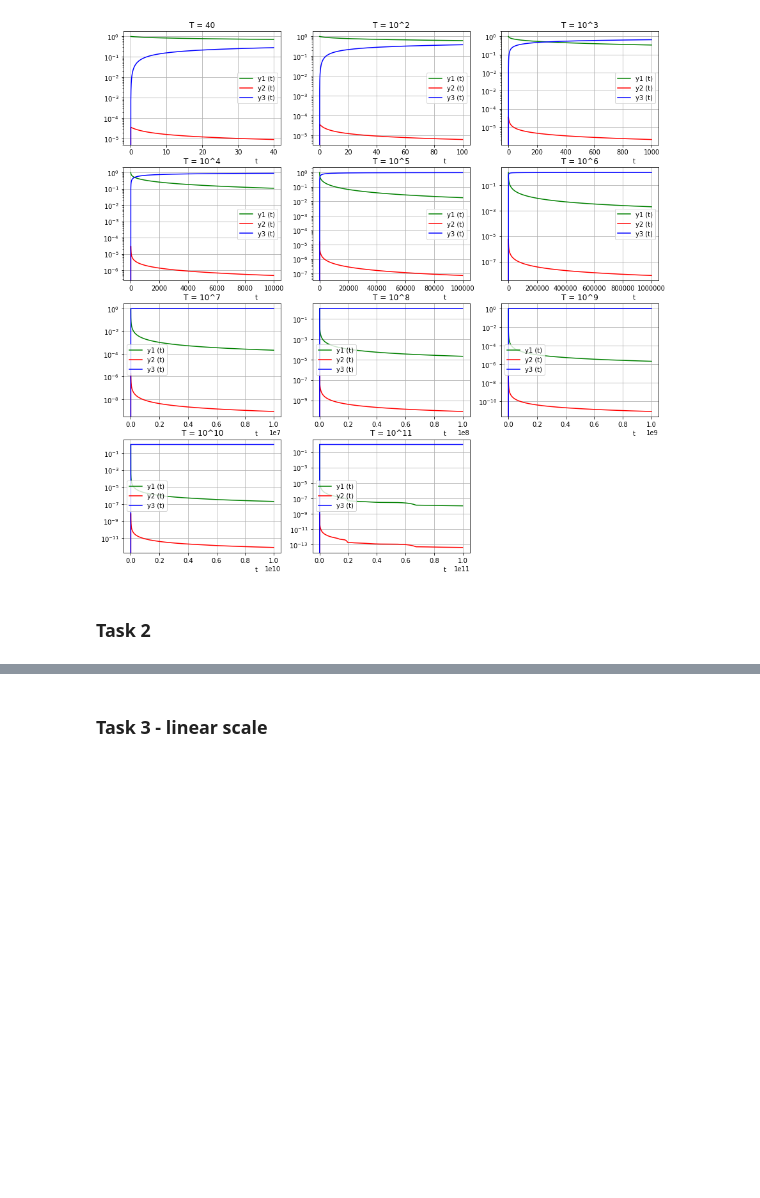
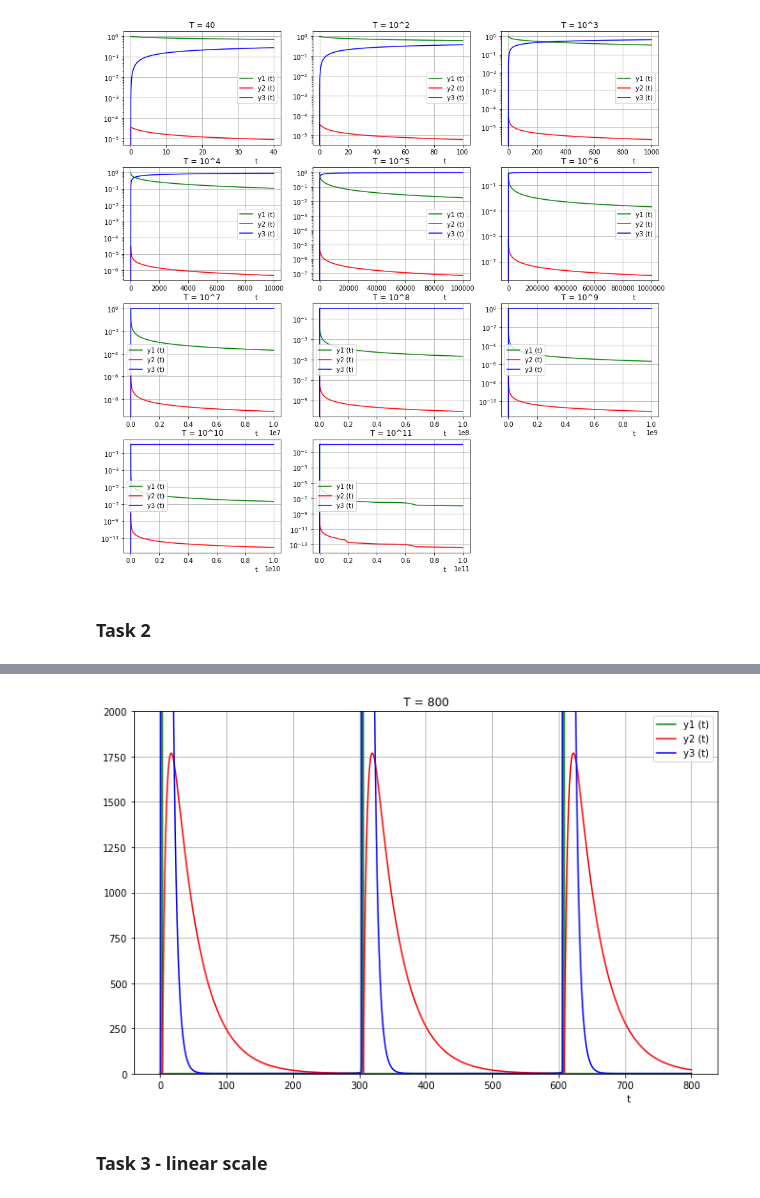
Before and after one commit to detininroman/Comp_math, a Jupyter notebook: Coursework.ipynb, the cells around one changed output, grey strips where cells are left out. Cells and saved outputs as stored; diff of their text form; code cells hidden in the pictures; blank space fills up the shorter version.

```diff
--- a/Coursework.ipynb
+++ b/Coursework.ipynb
@@ -161,3 +167,8 @@ make_plot(x=ts_2[0], y=ys_2[0], task=2, ylim = [0.5, 4])
+# %%
+plt.figure(figsize=(11, 7))
+make_plot(x=ts_2[0], y=ys_2[0], task=2, ylim = [0, 2000])
+# %% [output]
+[figure, added]
 # %% [markdown]
 ### Task 3 - linear scale
 # %%
```
Also changed, not shown: parts of 3 cells of this notebook.
